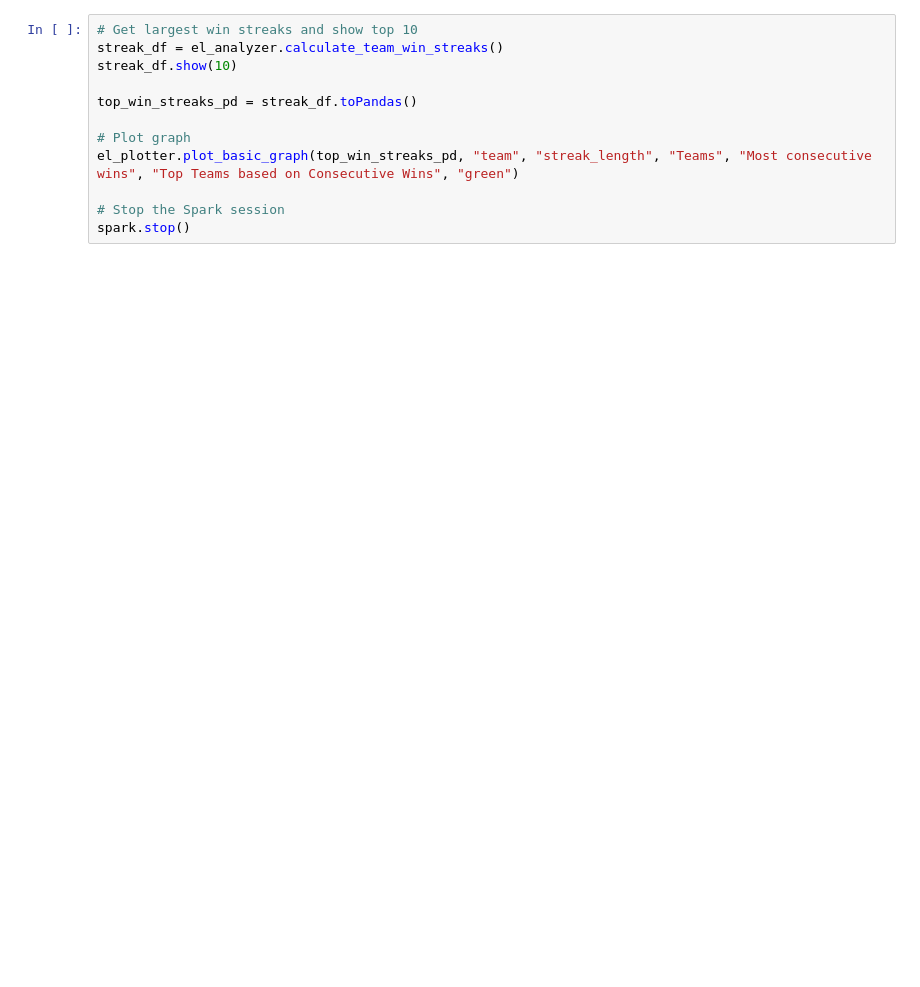
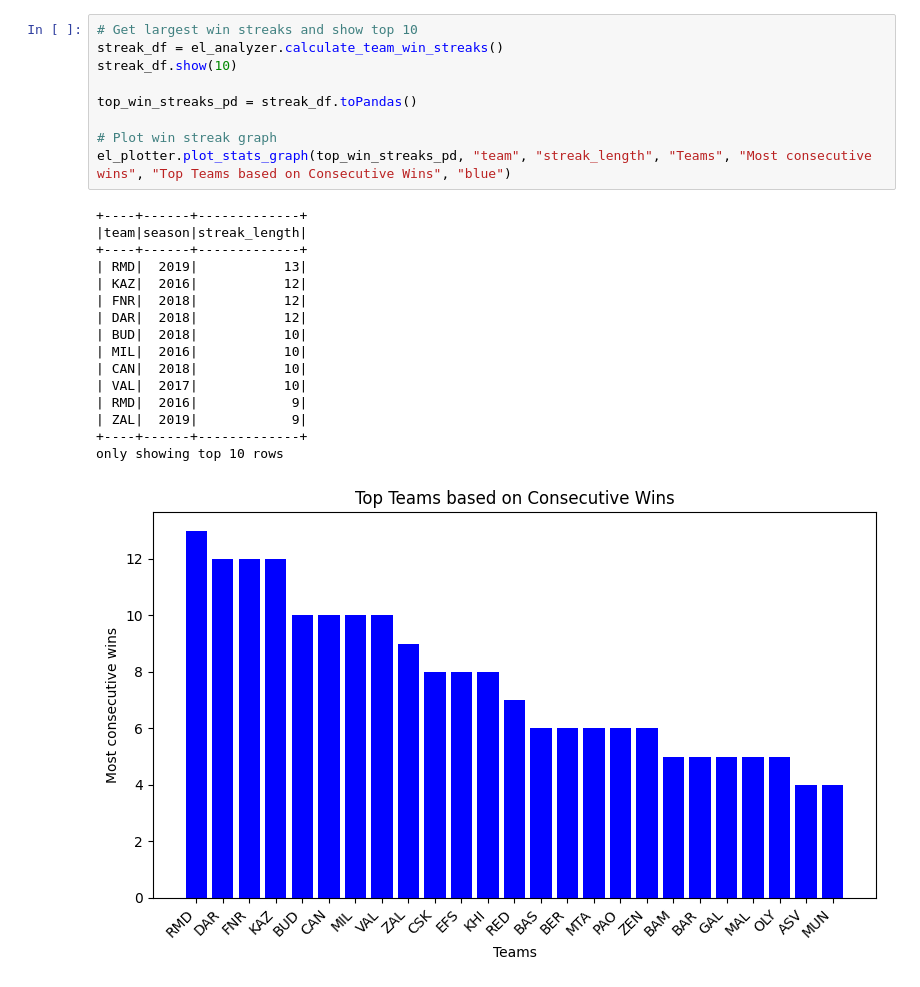
Before and after one commit to AleX77NP/EuroLeague-Advanced-Analysis, a Jupyter notebook: main.ipynb, the cells around one changed output. Saved outputs shown, nothing was run; the diff lists cells and outputs as text; blank space fills up the shorter version.

```diff
--- a/main.ipynb
+++ b/main.ipynb
@@ -37,12 +56,26 @@ el_plotter.plot_basic_graph(top_teams_pd, "team", "AVG_PTS_DIFF", "Teams", "Aver
 # %%
 # Get largest win streaks and show top 10
 streak_df = el_analyzer.calculate_team_win_streaks()
 streak_df.show(10)
 
 top_win_streaks_pd = streak_df.toPandas()
 
-# Plot graph
-el_plotter.plot_basic_graph(top_win_streaks_pd, "team", "streak_length", "Teams", "Most consecutive wins", "Top Teams based on Consecutive Wins", "green")
-
-# Stop the Spark session
-spark.stop()
+# Plot win streak graph
+el_plotter.plot_stats_graph(top_win_streaks_pd, "team", "streak_length", "Teams", "Most consecutive wins", "Top Teams based on Consecutive Wins", "blue")
+# %% [output]
++----+------+-------------+
+|team|season|streak_length|
++----+------+-------------+
+| RMD|  2019|           13|
+| KAZ|  2016|           12|
+| FNR|  2018|           12|
+| DAR|  2018|           12|
+| BUD|  2018|           10|
+| MIL|  2016|           10|
+| CAN|  2018|           10|
+| VAL|  2017|           10|
+| RMD|  2016|            9|
+| ZAL|  2019|            9|
++----+------+-------------+
+only showing top 10 rows
+[figure, added]
```
Also changed, not shown: parts of 6 cells of this notebook, 4 other files.
